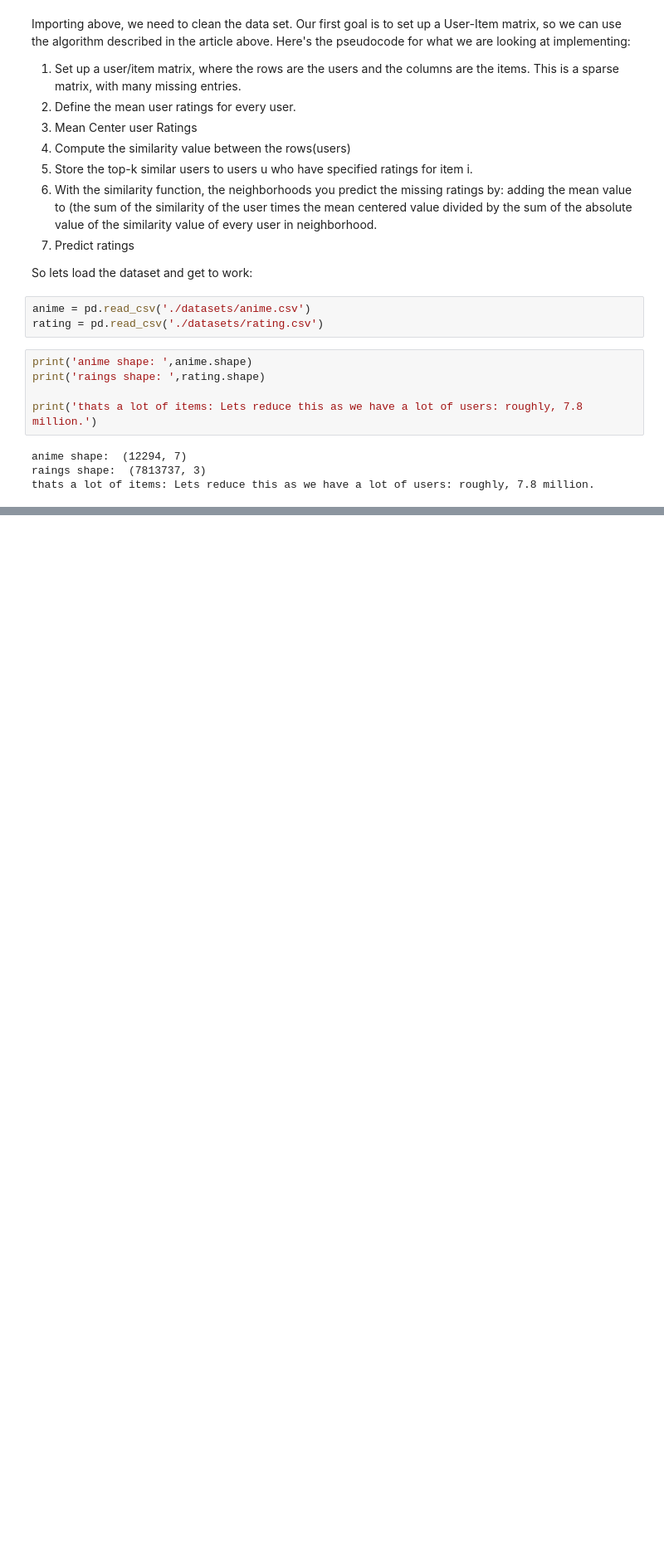
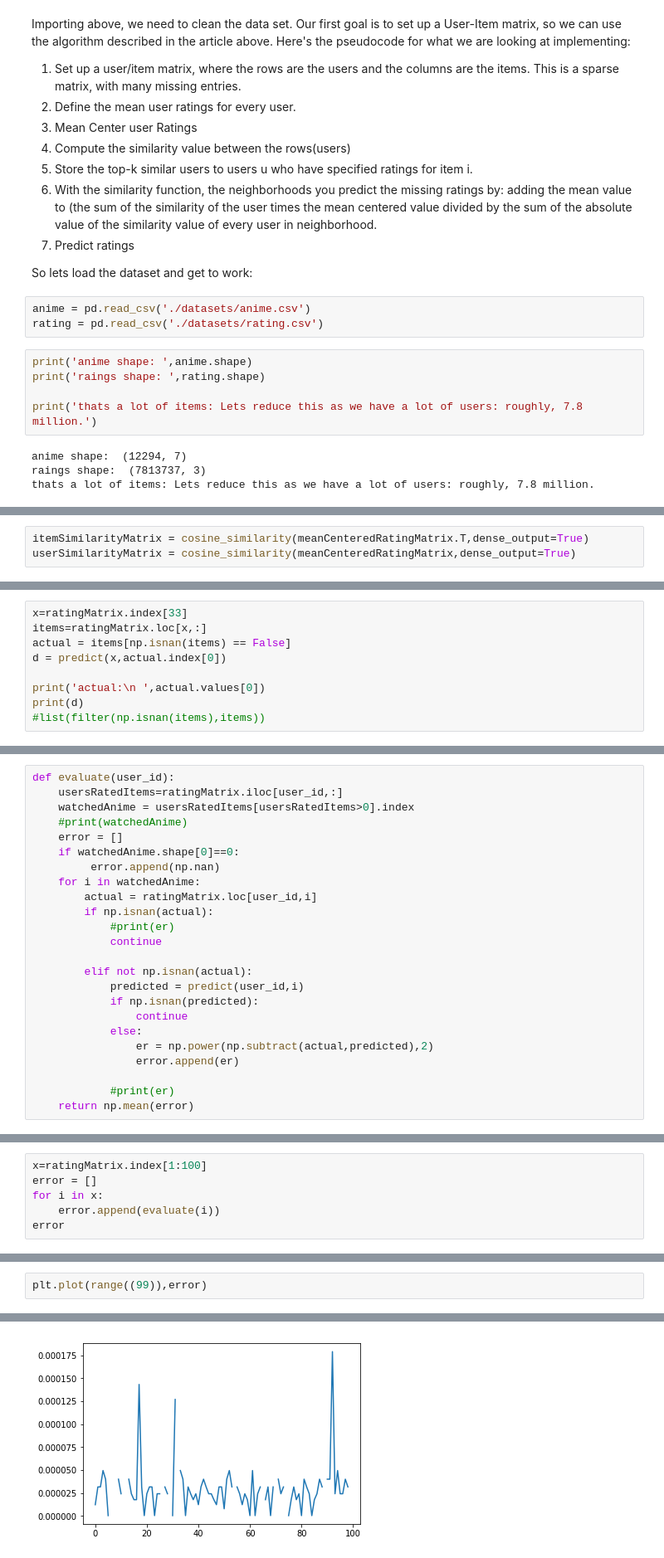
Before and after one commit to RoboTums/RecommenderSystemsOverview, a Jupyter notebook: neighborhoodbasedCollabFiltering.ipynb, the cells around one changed output, grey strips where cells are left out. Shown at 83% size. Saved outputs shown, nothing was run; the diff lists cells and outputs as text; blank space fills up the shorter version.

```diff
--- a/neighborhoodbasedCollabFiltering.ipynb
+++ b/neighborhoodbasedCollabFiltering.ipynb
@@ -67,0 +130,3 @@ merged_sub.head()
+# %%
+itemSimilarityMatrix = cosine_similarity(meanCenteredRatingMatrix.T,dense_output=True)
+userSimilarityMatrix = cosine_similarity(meanCenteredRatingMatrix,dense_output=True)
@@ -67,0 +237,9 @@ merged_sub.head()
+# %%
+x=ratingMatrix.index[33]
+items=ratingMatrix.loc[x,:]
+actual = items[np.isnan(items) == False]
+d = predict(x,actual.index[0])
+
+print('actual:\n ',actual.values[0])
+print(d)
+#list(filter(np.isnan(items),items))
@@ -67,0 +252,24 @@ merged_sub.head()
+# %%
+def evaluate(user_id):
+    usersRatedItems=ratingMatrix.iloc[user_id,:]
+    watchedAnime = usersRatedItems[usersRatedItems>0].index
+    #print(watchedAnime)
+    error = []
+    if watchedAnime.shape[0]==0:
+         error.append(np.nan)
+    for i in watchedAnime:
+        actual = ratingMatrix.loc[user_id,i]
+        if np.isnan(actual):
+            #print(er)
+            continue
+
+        elif not np.isnan(actual):
+            predicted = predict(user_id,i)
+            if np.isnan(predicted):
+                continue
+            else:
+                er = np.power(np.subtract(actual,predicted),2)
+                error.append(er)
+
+            #print(er)
+    return np.mean(error)
@@ -67,0 +283,6 @@ merged_sub.head()
+# %%
+x=ratingMatrix.index[1:100]
+error = []
+for i in x:
+    error.append(evaluate(i))
+error
@@ -67,0 +307,3 @@ merged_sub.head()
+# %%
+plt.plot(range((99)),error)
+# %% [output]
@@ -67,0 +311 @@ merged_sub.head()
+[figure, added]
```
Also changed, not shown: parts of 32 cells of this notebook.
